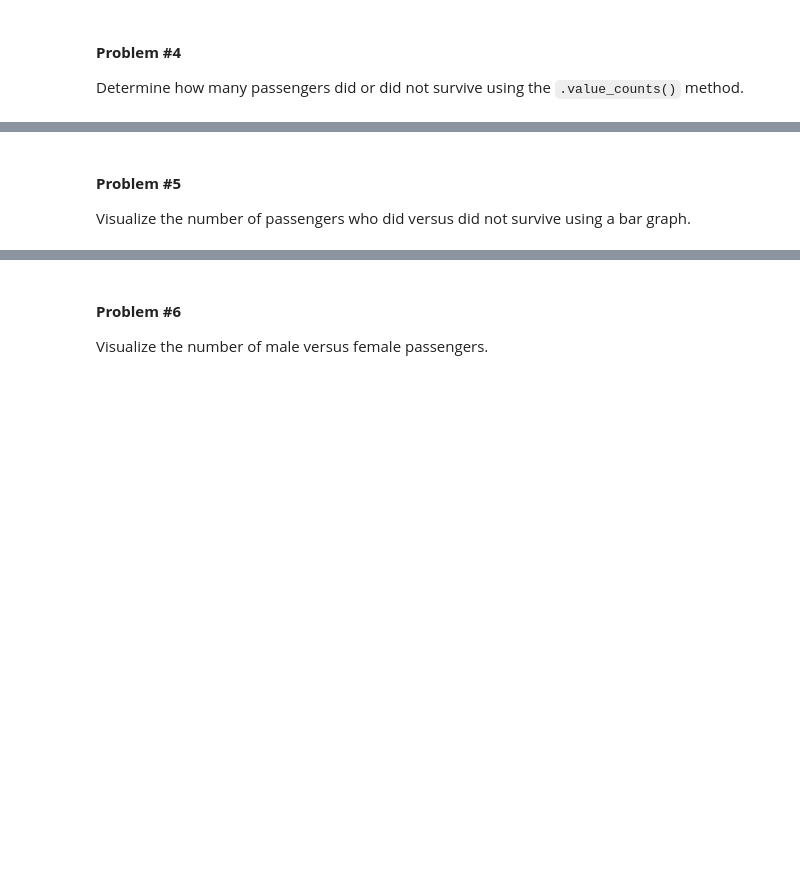
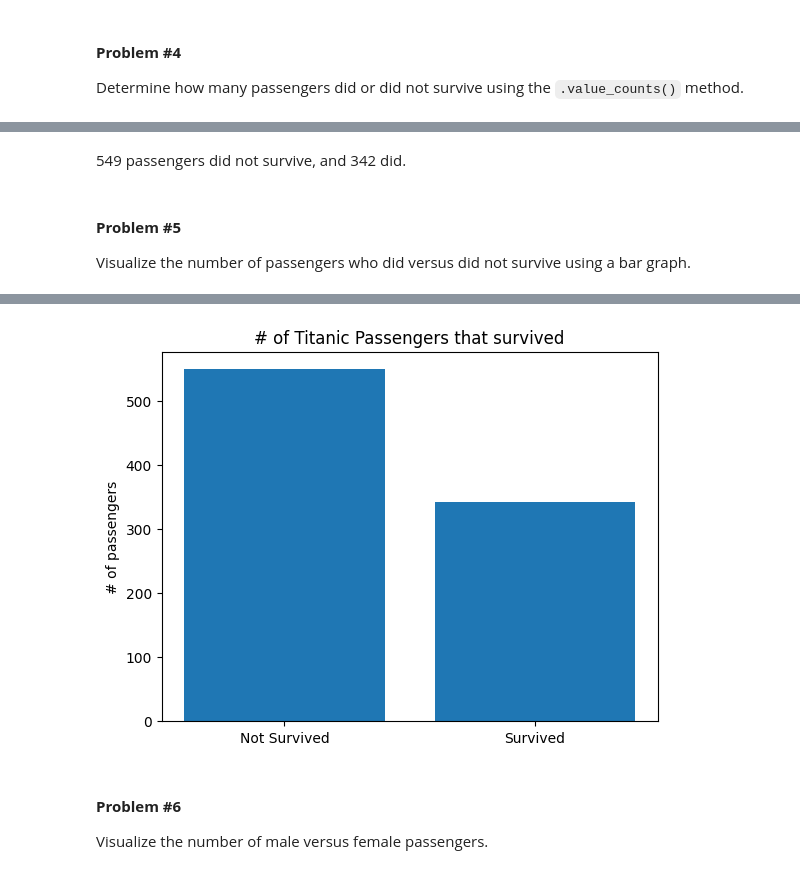
Before and after one commit to kurealnum/dsrp-2025, a Jupyter notebook: DSRP_Day_5_Lab_Notebook_[STUDENT].ipynb, the cells around one changed output, grey strips where cells are left out. Drawn from its saved outputs; the diff is of its cells as text; code cells hidden in the pictures; blank space fills up the shorter version.

```diff
--- a/DSRP_Day_5_Lab_Notebook_[STUDENT].ipynb
+++ b/DSRP_Day_5_Lab_Notebook_[STUDENT].ipynb
@@ -40,7 +40,7 @@ import matplotlib.pyplot as plt
 import numpy as np
 
 url = "https://github.com/the-codingschool/TRAIN-datasets/raw/main/titanic/titanic_cleaned.csv"
-data = pd.read_csv(url)
+df = pd.read_csv(url)
 # %% [markdown]
 #### **Problem #1**
 
@@ -71,15 +103,16 @@ Determine how many passengers did or did not survive using the `.value_counts()`
+# %% [markdown]
+549 passengers did not survive, and 342 did.
 # %% [markdown]
 #### **Problem #5**
 
 Visualize the number of passengers who did versus did not survive using a bar graph.
 # %%
 categories = ['Not Survived', 'Survived']
-bars = # COMPLETE THIS CODE
+bars = df["Survived"].value_counts()
 
-plt.# COMPLETE THIS CODE
-
-plt.ylabel(# COMPLETE THIS CODE
-plt.title(# COMPLETE THIS CODE
+plt.bar(categories, bars)
+plt.ylabel("# of passengers")
+plt.title("# of Titanic Passengers that survived")
 
 plt.show()
 # %% [output]
@@ -87,3 +119,4 @@ SyntaxError: invalid syntax (<ipython-input-7-40dcc3e2a99f>, line 2)
+[figure, added]
 # %% [markdown]
 #### **Problem #6**
 
```
Also changed, not shown: parts of 36 cells of this notebook.
